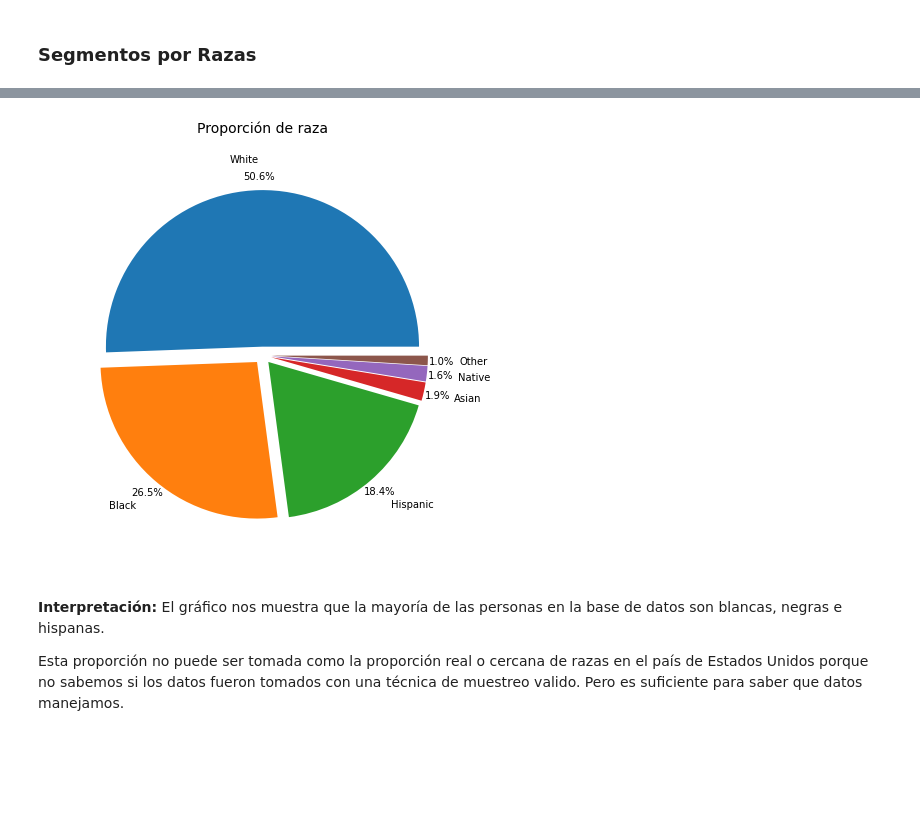
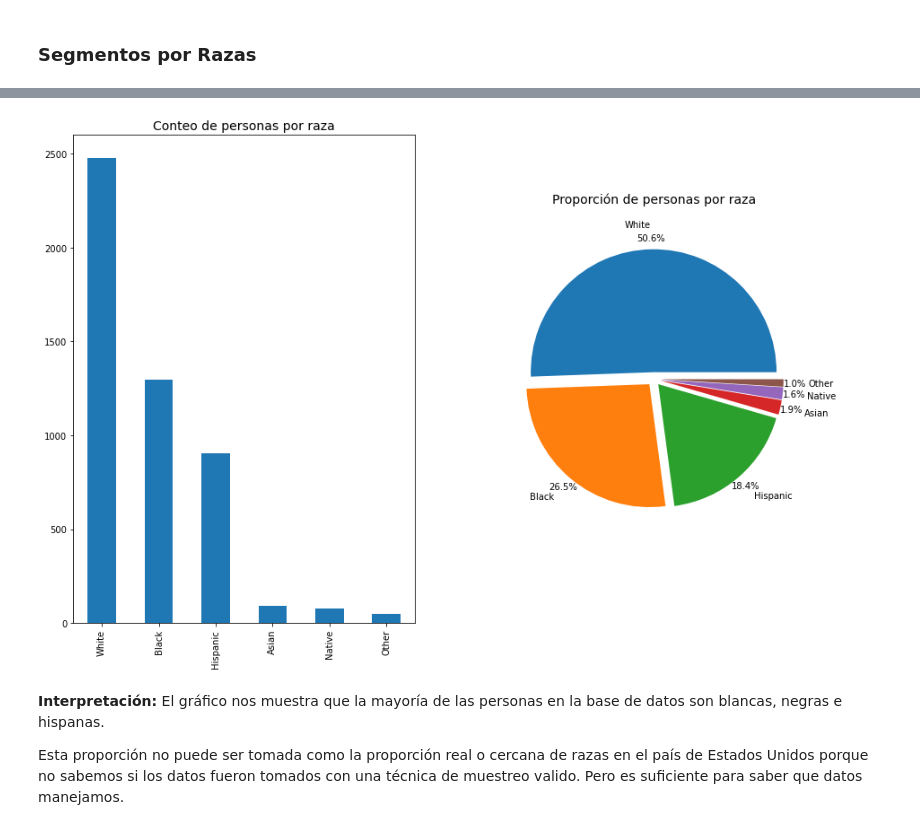
Before and after one commit to EmmanuelGalvan/MineriaDatos, a Jupyter notebook: Archivos/PIA/AvancePIA_II_Grupo3_Equipo9.ipynb, the cells around one changed output, grey strips where cells are left out. Saved outputs shown, nothing was run; the diff lists cells and outputs as text; code cells hidden in the pictures; blank space fills up the shorter version.

```diff
--- a/Archivos/PIA/AvancePIA_II_Grupo3_Equipo9.ipynb
+++ b/Archivos/PIA/AvancePIA_II_Grupo3_Equipo9.ipynb
@@ -224,16 +221,22 @@ df_PS['Raza'].value_counts().plot.bar()
 # %%
-pie, ax = plt.subplots(figsize=[12,8])
+plt.ion()
+plt.figure(figsize = [15,10])
+plt.subplot(1,2,1)
+df_PS['Raza'].value_counts().plot.bar()
+plt.title("Conteo de personas por raza", fontsize=14)
+
+plt.subplot(1,2,2)
 labels = df_PS['Raza'].value_counts().keys()
 plt.pie(x = df_PS['Raza'].value_counts(),
         autopct = '%.1f%%', explode=[0.05]*6,
         labels=labels,
         pctdistance=1.09,
         labeldistance = 1.2,
         radius = 0.9)
-plt.title("Proporción de raza", fontsize=14)
+plt.title("Proporción de personas por raza", fontsize=14)
 plt.show()
 # %% [output]
-[figure, old version]
+[figure, new version]
 # %% [markdown]
 **Interpretación:** El gráfico nos muestra que la mayoría de las personas en la base de datos son blancas, negras e hispanas.
 
```
Also changed, not shown: parts of 52 cells of this notebook.
